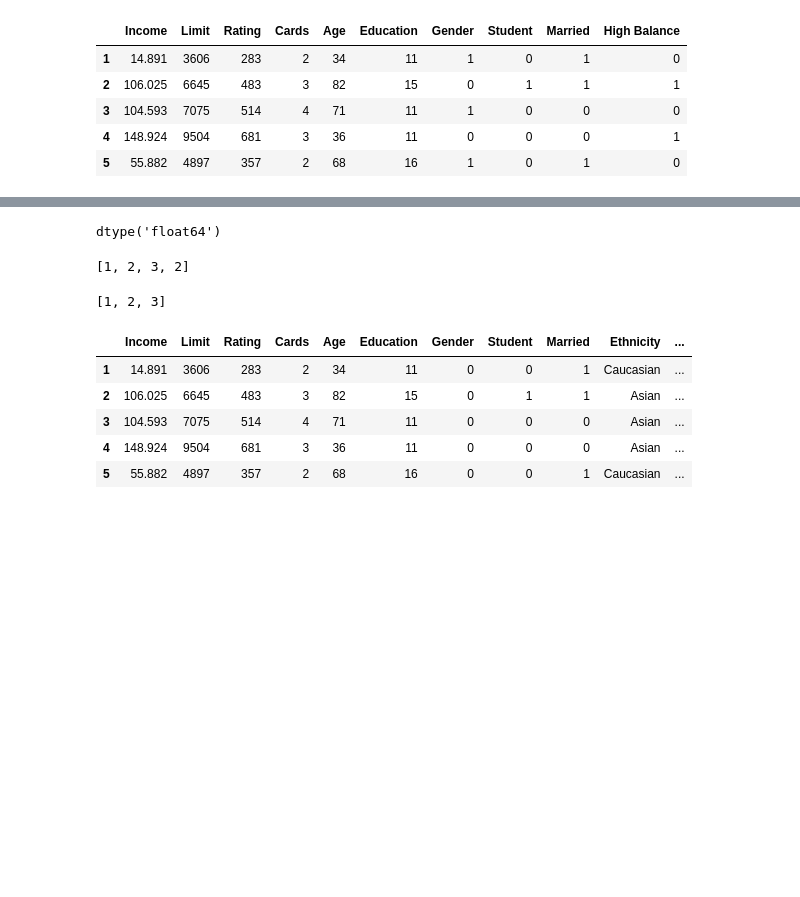
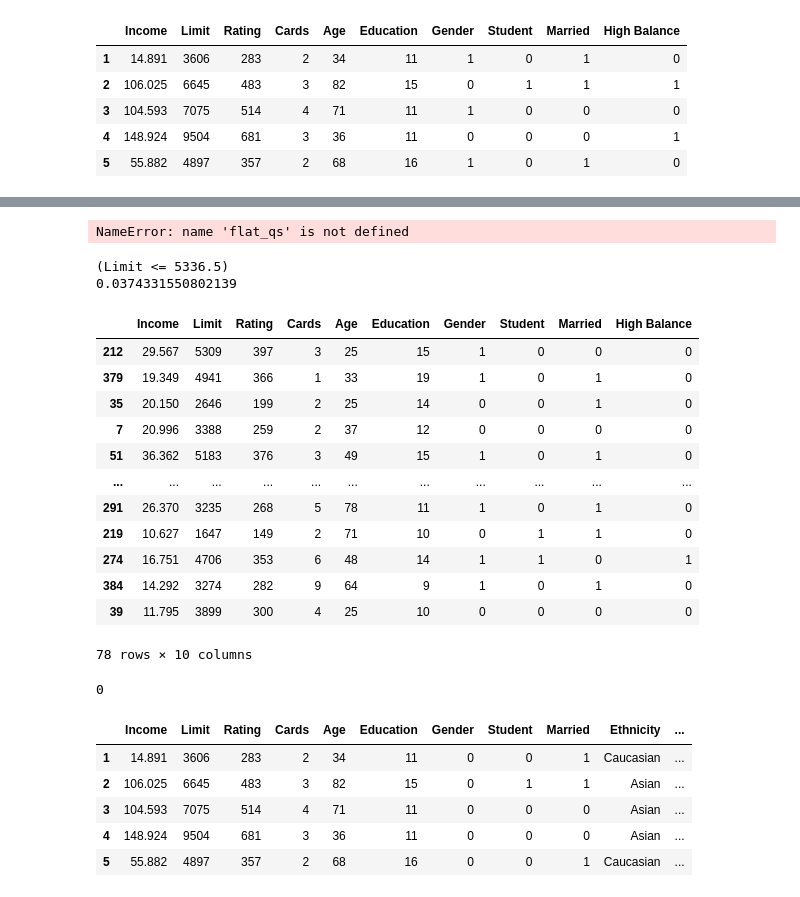
Before and after one commit to oliverfoster27/DecisionTreeClassifier, a Jupyter notebook: Untitled.ipynb, the cells around one changed output, grey strips where cells are left out. Saved outputs shown, nothing was run; the diff lists cells and outputs as text; code cells hidden in the pictures; blank space fills up the shorter version.

```diff
--- a/Untitled.ipynb
+++ b/Untitled.ipynb
@@ -7,15 +7,26 @@ import matplotlib.pyplot as plt
 def gini_class(series):
     return 1 - (series[series==1].count() / len(series)) ** 2 - (series[series==0].count() / len(series)) ** 2
 # %%
-def gini_float(df, feat, target):
-    value_set = list(set(df[feat]))
+def gini_float(dfT, feat, target):
+    value_set = list(set(dfT[feat]))
     value_set.sort()
     thresh_set = [(x + y)/2 for x, y in zip(value_set[1:], value_set)]
     gini_float = 1
     for thresh in thresh_set:
-        gini = gini_class(df.query(f"{feat} > {thresh}")[target])
+
+        up_df = dfT.query(f"{feat} > {thresh}")[target]
+        gini_up = gini_class(up_df)
+        gini_up_pb = len(up_df) / len(dfT)
+
+        down_df = dfT.query(f"{feat} <= {thresh}")[target]
+        gini_down = gini_class(down_df)
+        gini_down_pb = len(down_df) / len(dfT)
+
+        gini = gini_up_pb * gini_up + gini_down_pb * gini_down
+
         if gini_float > gini:
             gini_float, best_thresh = gini, thresh
+
     return gini_float, best_thresh
 # %%
 df = pd.read_csv(r"./data/Credit.csv", index_col=0)
@@ -40,3 +47,10 @@ df.head()
+# %%
+from sklearn.utils import shuffle
+
+df = shuffle(df)
+
+df_test = df[:int(0.3*len(df))]
+df_train = df[int(0.3*len(df)):]
 # %%
 def fit(df, target):
 
@@ -133,16 +129,33 @@ fit(df, 'High Balance')
-# %%
-df['Income'].dtype
-# %% [output]
-dtype('float64')
-# %%
-l = [1, 2, 3]
-l + [2]
-# %% [output]
-[1, 2, 3, 2]
-# %%
-l
-# %% [output]
-[1, 2, 3]
+# %%
+cache = fit(df_train, 'High Balance')
+# %% [output]
+NameError: name 'flat_qs' is not defined
+# %%
+c = cache[9]
+print(c[0])
+print(c[1])
+df_test.query(c[0])
+# %% [output]
+(Limit <= 5336.5)
+0.0374331550802139
+|  | Income | Limit | Rating | Cards | Age | Education | Gender | Student | Married | High Balance |
+| 212 | 29.567 | 5309 | 397 | 3 | 25 | 15 | 1 | 0 | 0 | 0 |
+| 379 | 19.349 | 4941 | 366 | 1 | 33 | 19 | 1 | 0 | 1 | 0 |
+| 35 | 20.150 | 2646 | 199 | 2 | 25 | 14 | 0 | 0 | 1 | 0 |
+| 7 | 20.996 | 3388 | 259 | 2 | 37 | 12 | 0 | 0 | 0 | 0 |
+| 51 | 36.362 | 5183 | 376 | 3 | 49 | 15 | 1 | 0 | 1 | 0 |
+| ... | ... | ... | ... | ... | ... | ... | ... | ... | ... | ... |
+| 291 | 26.370 | 3235 | 268 | 5 | 78 | 11 | 1 | 0 | 1 | 0 |
+| 219 | 10.627 | 1647 | 149 | 2 | 71 | 10 | 0 | 1 | 1 | 0 |
+| 274 | 16.751 | 4706 | 353 | 6 | 48 | 14 | 1 | 1 | 0 | 1 |
+| 384 | 14.292 | 3274 | 282 | 9 | 64 | 9 | 1 | 0 | 1 | 0 |
+| 39 | 11.795 | 3899 | 300 | 4 | 25 | 10 | 0 | 0 | 0 | 0 |
+78 rows × 10 columns
+# %%
+x = 0
+1 if x==1 else 0
+# %% [output]
+0
 # %%
 df.head()
 # %% [output]
```
Also changed, not shown: parts of 3 cells of this notebook.
